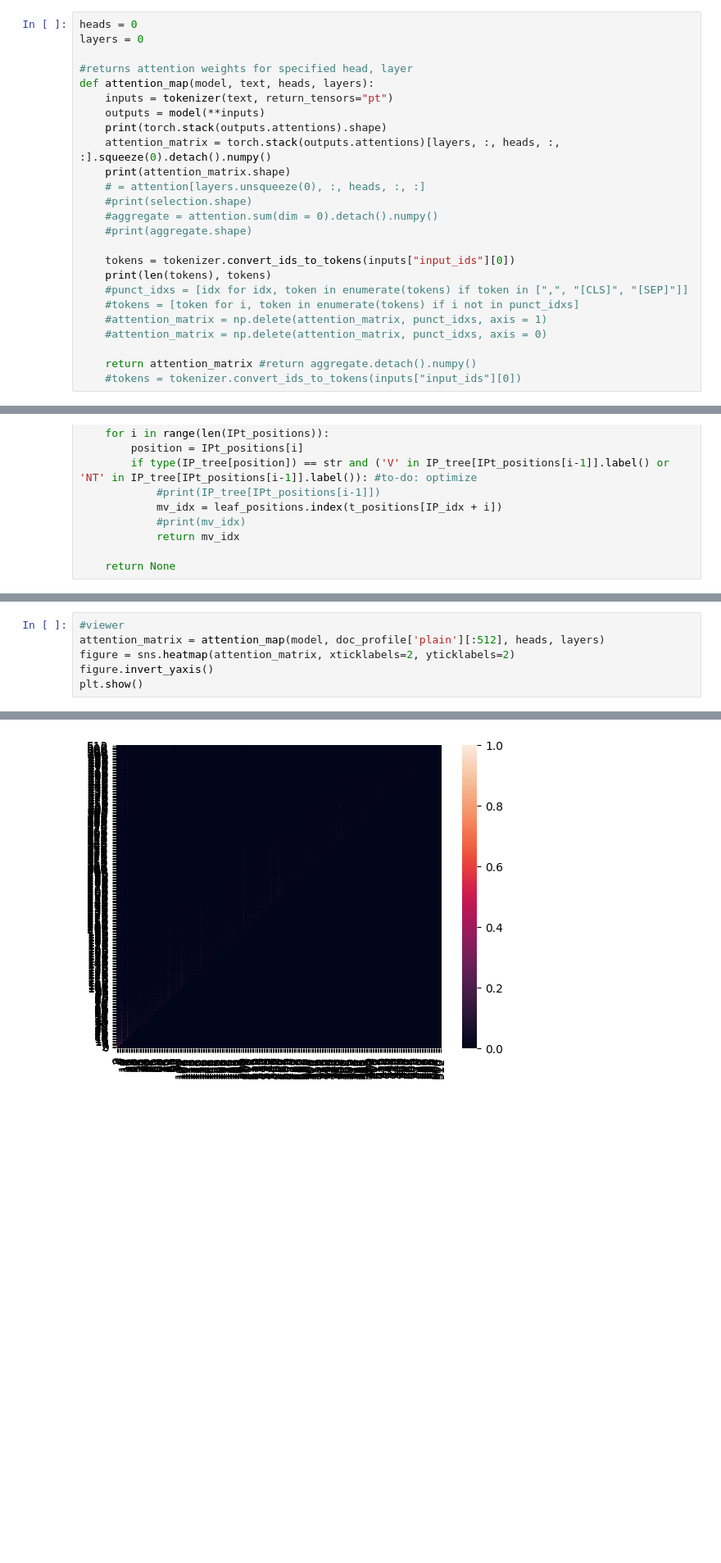
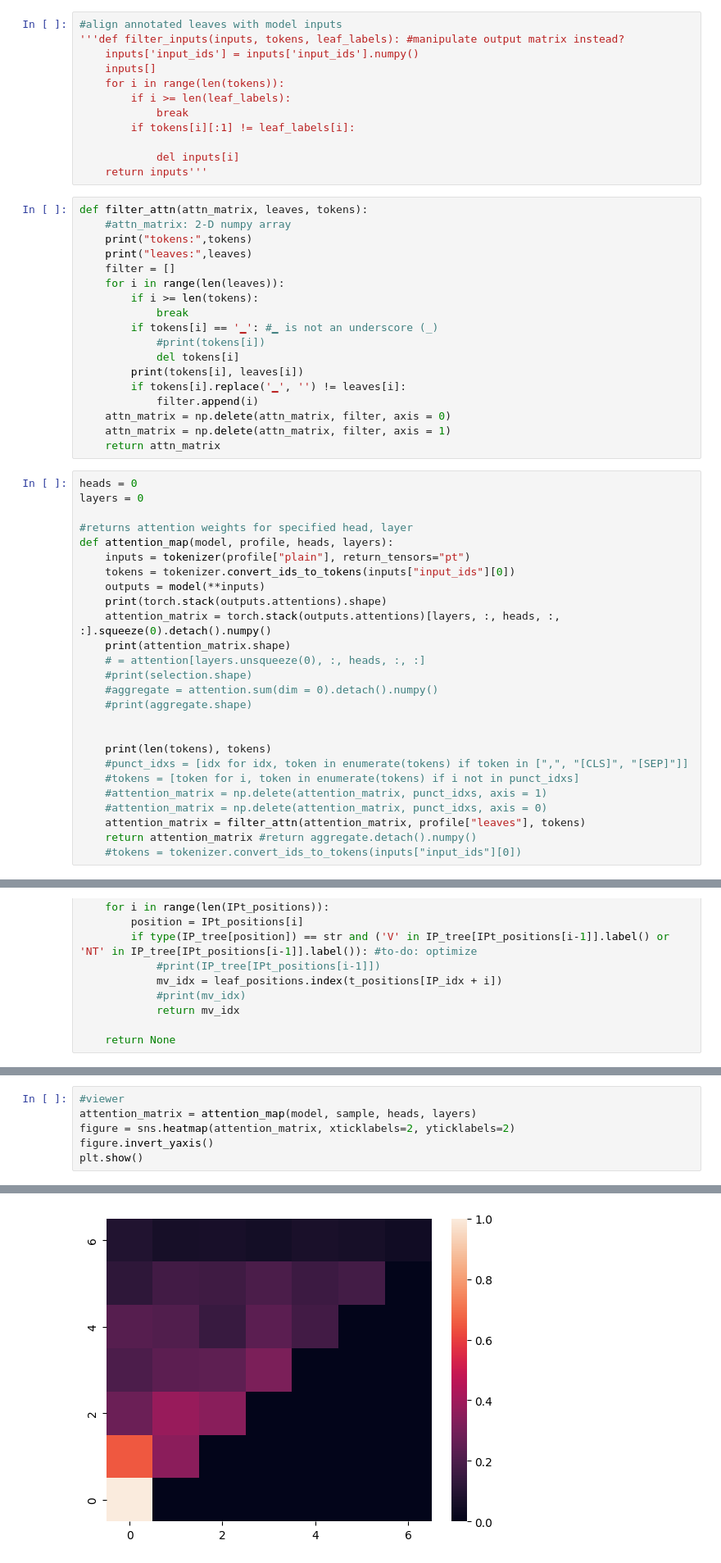
Before and after one commit to ekong5/neural_ZA_resolution, a Jupyter notebook: CT_modeling.ipynb, the cells around one changed output, grey strips where cells are left out. Shown at 82% size. Cells and saved outputs as stored; diff of their text form; blank space fills up the shorter version.

Commit message:
filtering attention matrix to align model inputs with Ontonotes segmentation

```diff
--- a/CT_modeling.ipynb
+++ b/CT_modeling.ipynb
@@ -126,11 +136,42 @@ tokenizer = AutoTokenizer.from_pretrained(tokenizer)
 model = AutoModel.from_pretrained(model_name, output_attentions=True)
+# %%
+#align annotated leaves with model inputs
+'''def filter_inputs(inputs, tokens, leaf_labels): #manipulate output matrix instead?
+    inputs['input_ids'] = inputs['input_ids'].numpy()
+    inputs[]
+    for i in range(len(tokens)):
+        if i >= len(leaf_labels):
+            break
+        if tokens[i][:1] != leaf_labels[i]:
+
+            del inputs[i]
+    return inputs'''
+# %%
+def filter_attn(attn_matrix, leaves, tokens):
+    #attn_matrix: 2-D numpy array
+    print("tokens:",tokens)
+    print("leaves:",leaves)
+    filter = []
+    for i in range(len(leaves)):
+        if i >= len(tokens):
+            break
+        if tokens[i] == '▁': #▁ is not an underscore (_)
+            #print(tokens[i])
+            del tokens[i]
+        print(tokens[i], leaves[i])
+        if tokens[i].replace('▁', '') != leaves[i]:
+            filter.append(i)
+    attn_matrix = np.delete(attn_matrix, filter, axis = 0)
+    attn_matrix = np.delete(attn_matrix, filter, axis = 1)
+    return attn_matrix
 # %%
 heads = 0
 layers = 0
 
 #returns attention weights for specified head, layer
-def attention_map(model, text, heads, layers):
-    inputs = tokenizer(text, return_tensors="pt")
+def attention_map(model, profile, heads, layers):
+    inputs = tokenizer(profile["plain"], return_tensors="pt")
+    tokens = tokenizer.convert_ids_to_tokens(inputs["input_ids"][0])
     outputs = model(**inputs)
     print(torch.stack(outputs.attentions).shape)
     attention_matrix = torch.stack(outputs.attentions)[layers, :, heads, :, :].squeeze(0).detach().numpy()
@@ -140,13 +181,13 @@ def attention_map(model, text, heads, layers):
     #aggregate = attention.sum(dim = 0).detach().numpy()
     #print(aggregate.shape)
 
-    tokens = tokenizer.convert_ids_to_tokens(inputs["input_ids"][0])
+
     print(len(tokens), tokens)
     #punct_idxs = [idx for idx, token in enumerate(tokens) if token in [",", "[CLS]", "[SEP]"]]
     #tokens = [token for i, token in enumerate(tokens) if i not in punct_idxs]
     #attention_matrix = np.delete(attention_matrix, punct_idxs, axis = 1)
     #attention_matrix = np.delete(attention_matrix, punct_idxs, axis = 0)
-
+    attention_matrix = filter_attn(attention_matrix, profile["leaves"], tokens)
     return attention_matrix #return aggregate.detach().numpy()
     #tokens = tokenizer.convert_ids_to_tokens(inputs["input_ids"][0])
 # %%
@@ -335,7 +372,7 @@ def test_hyp1(profile, attention_maps, doc_level=False, context_len=512):
 #hypotheses = {1: test_hyp_1}
 # %%
 #viewer
-attention_matrix = attention_map(model, doc_profile['plain'][:512], heads, layers)
+attention_matrix = attention_map(model, sample, heads, layers)
 figure = sns.heatmap(attention_matrix, xticklabels=2, yticklabels=2)
 figure.invert_yaxis()
 plt.show()
@@ -346,2 +399,2 @@ torch.Size([12, 1, 12, 514, 514])
-[figure, old version]
+[figure, new version]
 # %%
```
Also changed, not shown: parts of 9 cells of this notebook.
